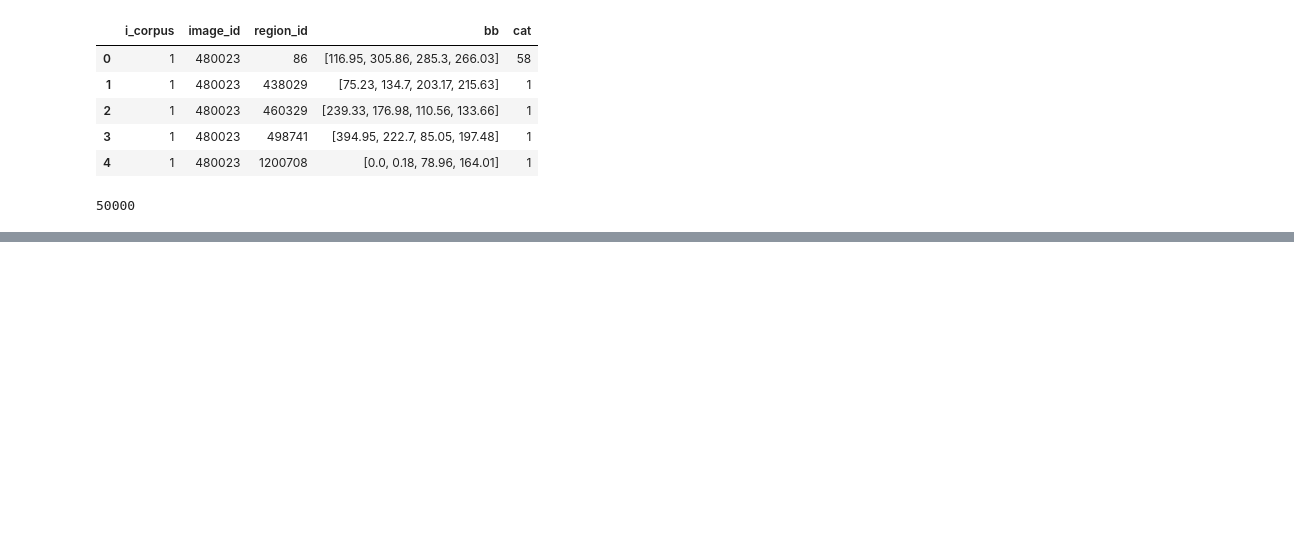
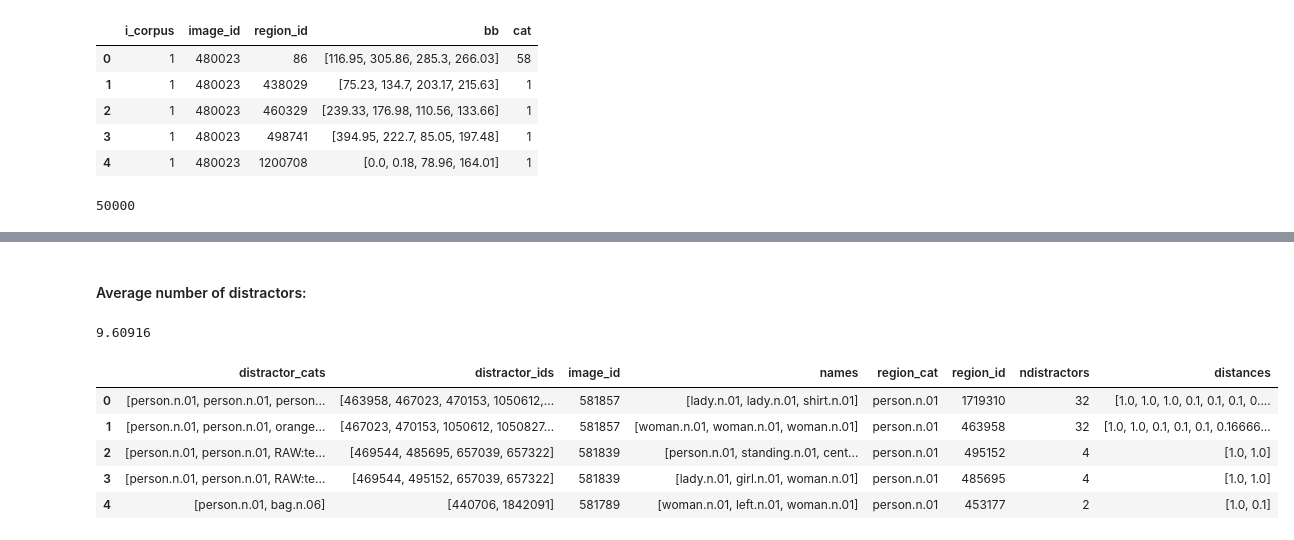
Before and after one commit to sinazarriess/many_names_collection, a Jupyter notebook: utils/heads_distractors.ipynb, the cells around one changed output, grey strips where cells are left out. Saved outputs shown, nothing was run; the diff lists cells and outputs as text; code cells hidden in the pictures; blank space fills up the shorter version.

```diff
--- a/utils/heads_distractors.ipynb
+++ b/utils/heads_distractors.ipynb
@@ -135,0 +165,6 @@ regiondf.to_json("../data/refcoco_regions_distractors.json.gz", compression='gzi
+# %% [markdown]
+#### Average number of distractors:
+# %%
+np.mean(regiondf.ndistractors)
+# %% [output]
+9.60916
@@ -135,0 +173,9 @@ regiondf.to_json("../data/refcoco_regions_distractors.json.gz", compression='gzi
+# %%
+regiondf.head()
+# %% [output]
+|  | distractor_cats | distractor_ids | image_id | names | region_cat | region_id | ndistractors | distances |
+| 0 | [person.n.01, person.n.01, person... | [463958, 467023, 470153, 1050612,... | 581857 | [lady.n.01, lady.n.01, shirt.n.01] | person.n.01 | 1719310 | 32 | [1.0, 1.0, 1.0, 0.1, 0.1, 0.1, 0.... |
+| 1 | [person.n.01, person.n.01, orange... | [467023, 470153, 1050612, 1050827... | 581857 | [woman.n.01, woman.n.01, woman.n.01] | person.n.01 | 463958 | 32 | [1.0, 1.0, 0.1, 0.1, 0.1, 0.16666... |
+| 2 | [person.n.01, person.n.01, RAW:te... | [469544, 485695, 657039, 657322] | 581839 | [person.n.01, standing.n.01, cent... | person.n.01 | 495152 | 4 | [1.0, 1.0] |
+| 3 | [person.n.01, person.n.01, RAW:te... | [469544, 495152, 657039, 657322] | 581839 | [lady.n.01, girl.n.01, woman.n.01] | person.n.01 | 485695 | 4 | [1.0, 1.0] |
+| 4 | [person.n.01, bag.n.06] | [440706, 1842091] | 581789 | [woman.n.01, left.n.01, woman.n.01] | person.n.01 | 453177 | 2 | [1.0, 0.1] |
```
Also changed, not shown: parts of 12 cells of this notebook, 1 other file.
